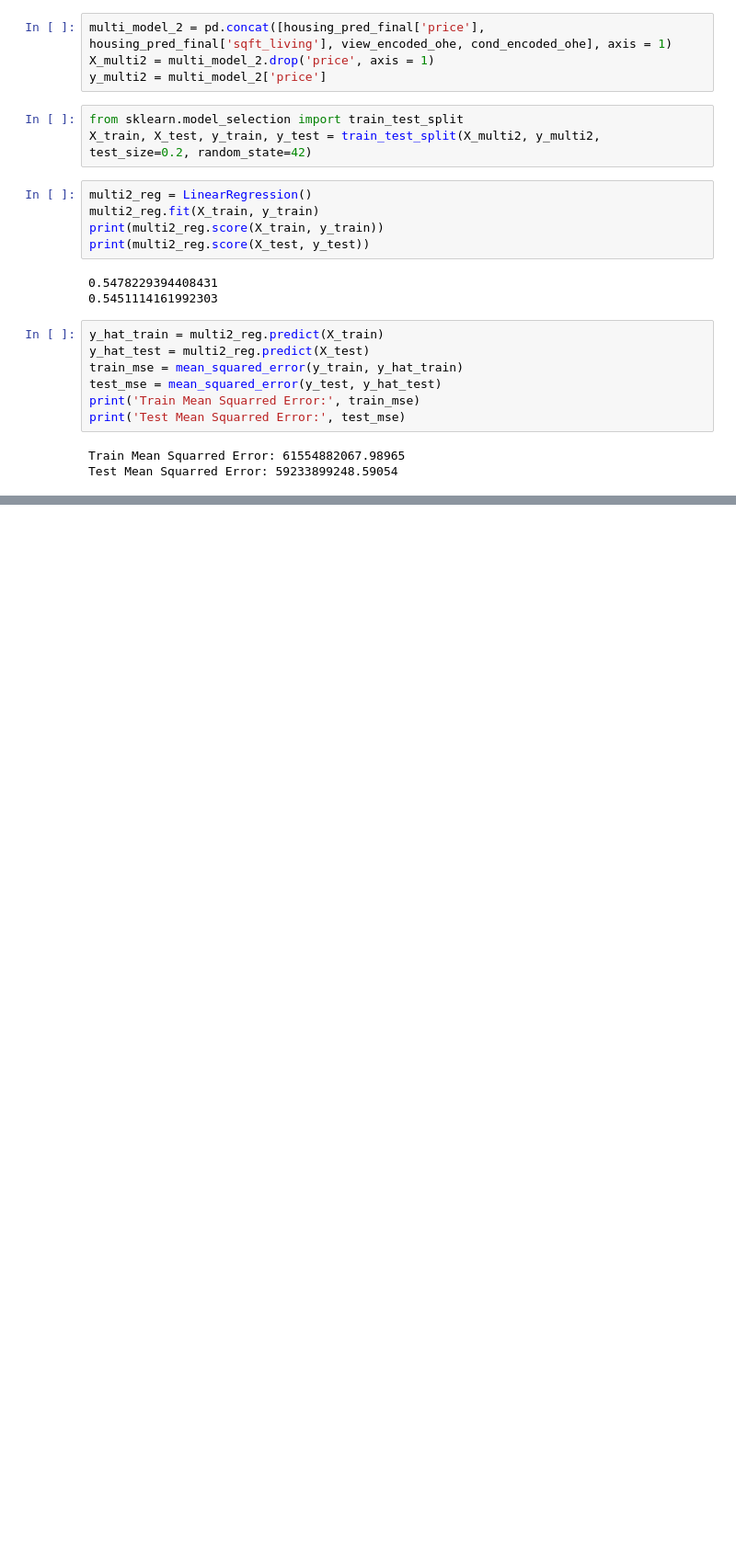
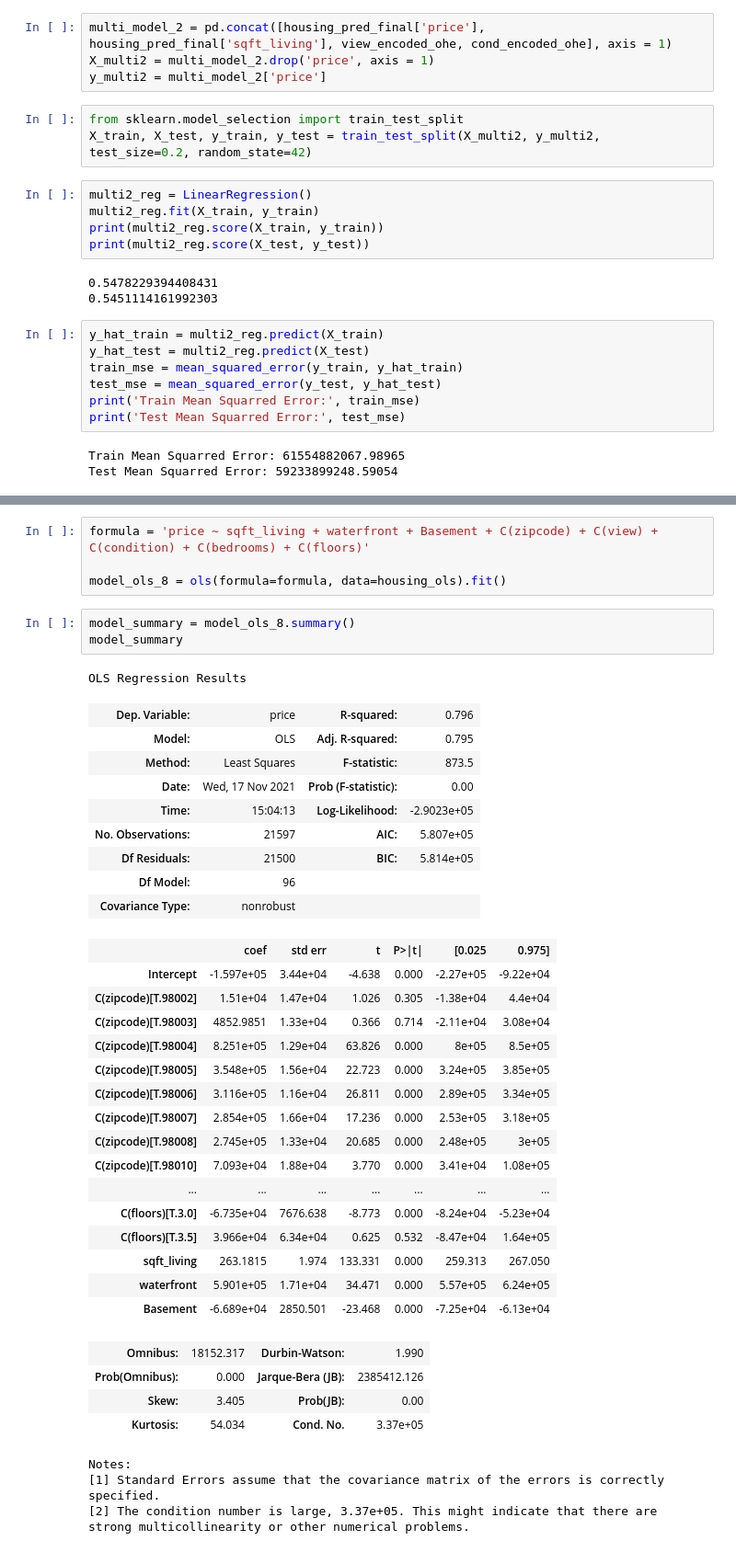
Before and after one commit to kangjw1208/King-Country-Real-Estate, a Jupyter notebook: Final.ipynb, the cells around one changed output, grey strips where cells are left out. Shown: that part at 92% size. Drawn from its saved outputs; the diff is of its cells as text; blank space fills up the shorter version.

Commit message:
final model? Crossvalidation and ols

```diff
--- a/Final.ipynb
+++ b/Final.ipynb
@@ -311,0 +504,42 @@ multi_model_2
+# %%
+formula = 'price ~ sqft_living + waterfront + Basement + C(zipcode) + C(view) + C(condition) + C(bedrooms) + C(floors)'
+
+model_ols_8 = ols(formula=formula, data=housing_ols).fit()
+# %%
+model_summary = model_ols_8.summary()
+model_summary
+# %% [output]
+OLS Regression Results
+| Dep. Variable: | price | R-squared: | 0.796 |
+| Model: | OLS | Adj. R-squared: | 0.795 |
+| Method: | Least Squares | F-statistic: | 873.5 |
+| Date: | Wed, 17 Nov 2021 | Prob (F-statistic): | 0.00 |
+| Time: | 15:04:13 | Log-Likelihood: | -2.9023e+05 |
+| No. Observations: | 21597 | AIC: | 5.807e+05 |
+| Df Residuals: | 21500 | BIC: | 5.814e+05 |
+| Df Model: | 96 |  |  |
+| Covariance Type: | nonrobust |  |  |
+|  | coef | std err | t | P>|t| | [0.025 | 0.975] |
+| Intercept | -1.597e+05 | 3.44e+04 | -4.638 | 0.000 | -2.27e+05 | -9.22e+04 |
+| C(zipcode)[T.98002] | 1.51e+04 | 1.47e+04 | 1.026 | 0.305 | -1.38e+04 | 4.4e+04 |
+| C(zipcode)[T.98003] | 4852.9851 | 1.33e+04 | 0.366 | 0.714 | -2.11e+04 | 3.08e+04 |
+| C(zipcode)[T.98004] | 8.251e+05 | 1.29e+04 | 63.826 | 0.000 | 8e+05 | 8.5e+05 |
+| C(zipcode)[T.98005] | 3.548e+05 | 1.56e+04 | 22.723 | 0.000 | 3.24e+05 | 3.85e+05 |
+| C(zipcode)[T.98006] | 3.116e+05 | 1.16e+04 | 26.811 | 0.000 | 2.89e+05 | 3.34e+05 |
+| C(zipcode)[T.98007] | 2.854e+05 | 1.66e+04 | 17.236 | 0.000 | 2.53e+05 | 3.18e+05 |
+| C(zipcode)[T.98008] | 2.745e+05 | 1.33e+04 | 20.685 | 0.000 | 2.48e+05 | 3e+05 |
+| C(zipcode)[T.98010] | 7.093e+04 | 1.88e+04 | 3.770 | 0.000 | 3.41e+04 | 1.08e+05 |
+| ... | ... | ... | ... | ... | ... | ... |
+| C(floors)[T.3.0] | -6.735e+04 | 7676.638 | -8.773 | 0.000 | -8.24e+04 | -5.23e+04 |
+| C(floors)[T.3.5] | 3.966e+04 | 6.34e+04 | 0.625 | 0.532 | -8.47e+04 | 1.64e+05 |
+| sqft_living | 263.1815 | 1.974 | 133.331 | 0.000 | 259.313 | 267.050 |
+| waterfront | 5.901e+05 | 1.71e+04 | 34.471 | 0.000 | 5.57e+05 | 6.24e+05 |
+| Basement | -6.689e+04 | 2850.501 | -23.468 | 0.000 | -7.25e+04 | -6.13e+04 |
+| Omnibus: | 18152.317 | Durbin-Watson: | 1.990 |
+| Prob(Omnibus): | 0.000 | Jarque-Bera (JB): | 2385412.126 |
+| Skew: | 3.405 | Prob(JB): | 0.00 |
+| Kurtosis: | 54.034 | Cond. No. | 3.37e+05 |
+Notes:
+[1] Standard Errors assume that the covariance matrix of the errors is correctly specified.
+[2] The condition number is large, 3.37e+05. This might indicate that there are
+strong multicollinearity or other numerical problems.
```
Also changed, not shown: parts of 30 cells of this notebook.
